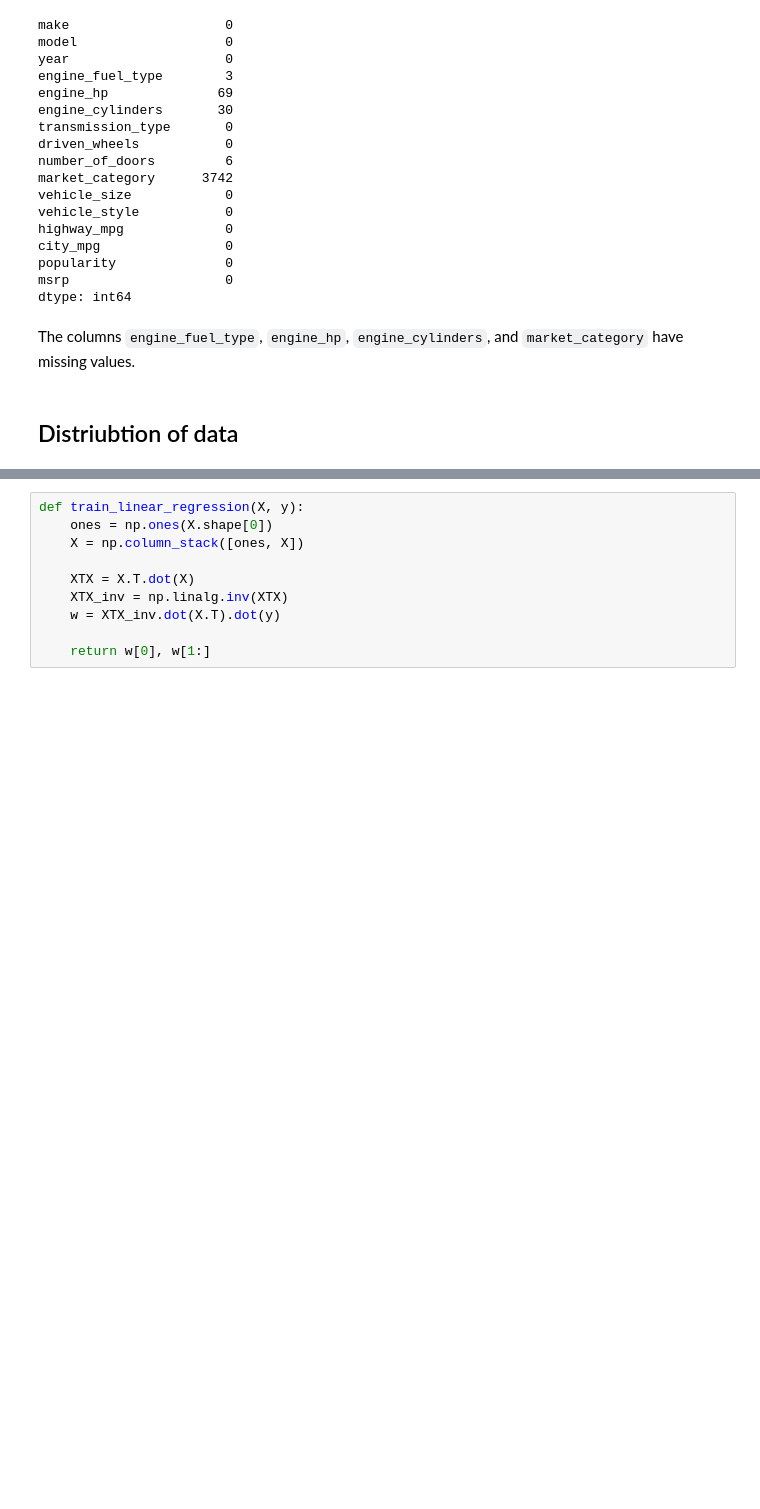
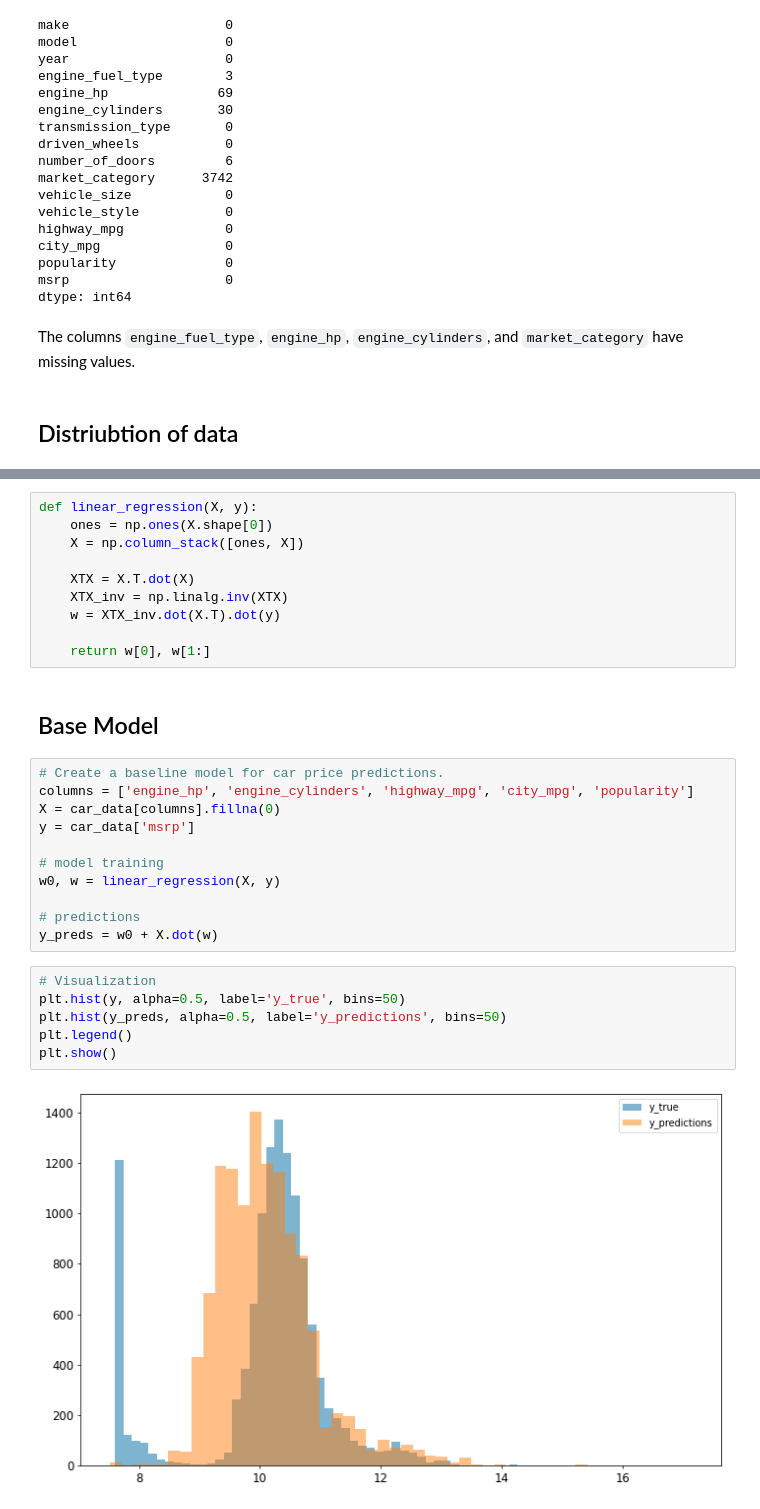
Before and after one commit to madhuri-15/mlbookcamp-homeworks, a Jupyter notebook: Regression/Project/Car Price Prediction.ipynb, the cells around one changed output, grey strips where cells are left out. Saved outputs shown, nothing was run; the diff lists cells and outputs as text; blank space fills up the shorter version.

```diff
--- a/Regression/Project/Car Price Prediction.ipynb
+++ b/Regression/Project/Car Price Prediction.ipynb
@@ -243,5 +226,5 @@ $g(x_i) = w_0 + \sum_{j=0}^n w_j * X_{ij}$
 # %%
-def train_linear_regression(X, y):
+def linear_regression(X, y):
     ones = np.ones(X.shape[0])
     X = np.column_stack([ones, X])
 
@@ -250,3 +233,24 @@ def train_linear_regression(X, y):
     w = XTX_inv.dot(X.T).dot(y)
 
     return w[0], w[1:]
+# %% [markdown]
+## Base Model
+# %%
+# Create a baseline model for car price predictions.
+columns = ['engine_hp', 'engine_cylinders', 'highway_mpg', 'city_mpg', 'popularity']
+X = car_data[columns].fillna(0)
+y = car_data['msrp']
+
+# model training
+w0, w = linear_regression(X, y)
+
+# predictions
+y_preds = w0 + X.dot(w)
+# %%
+# Visualization
+plt.hist(y, alpha=0.5, label='y_true', bins=50)
+plt.hist(y_preds, alpha=0.5, label='y_predictions', bins=50)
+plt.legend()
+plt.show()
+# %% [output]
+[figure, added]
```
Also changed, not shown: parts of 7 cells of this notebook.
